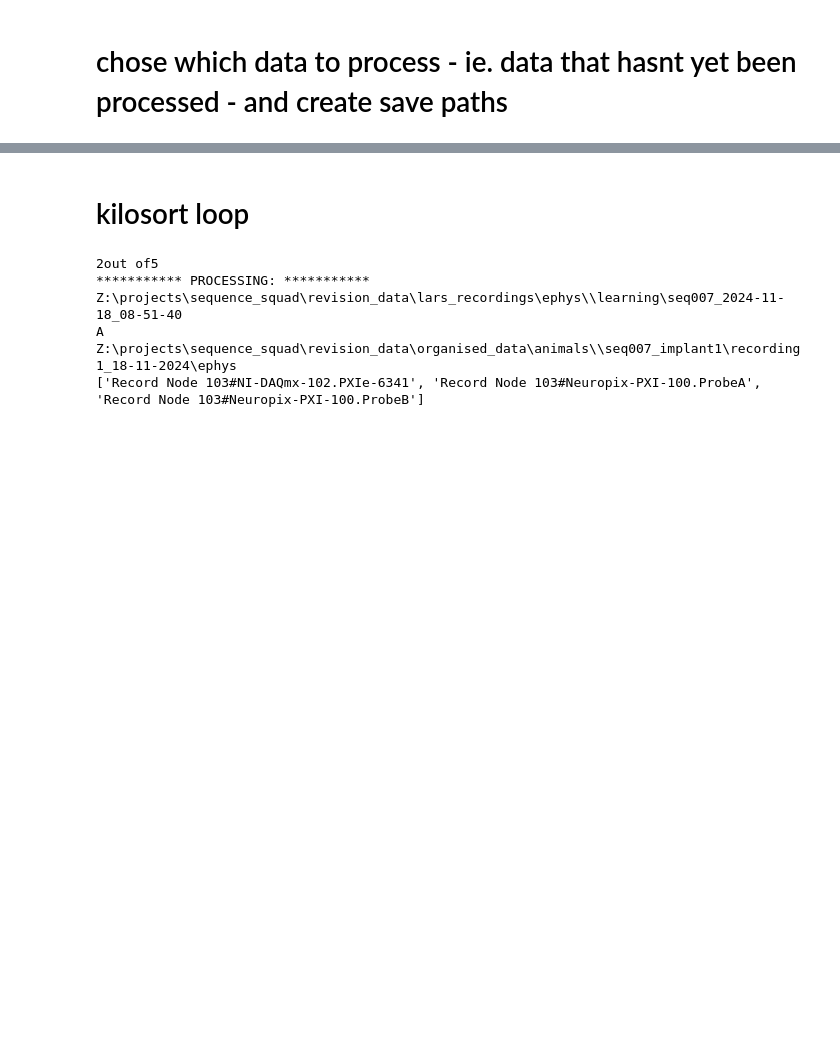
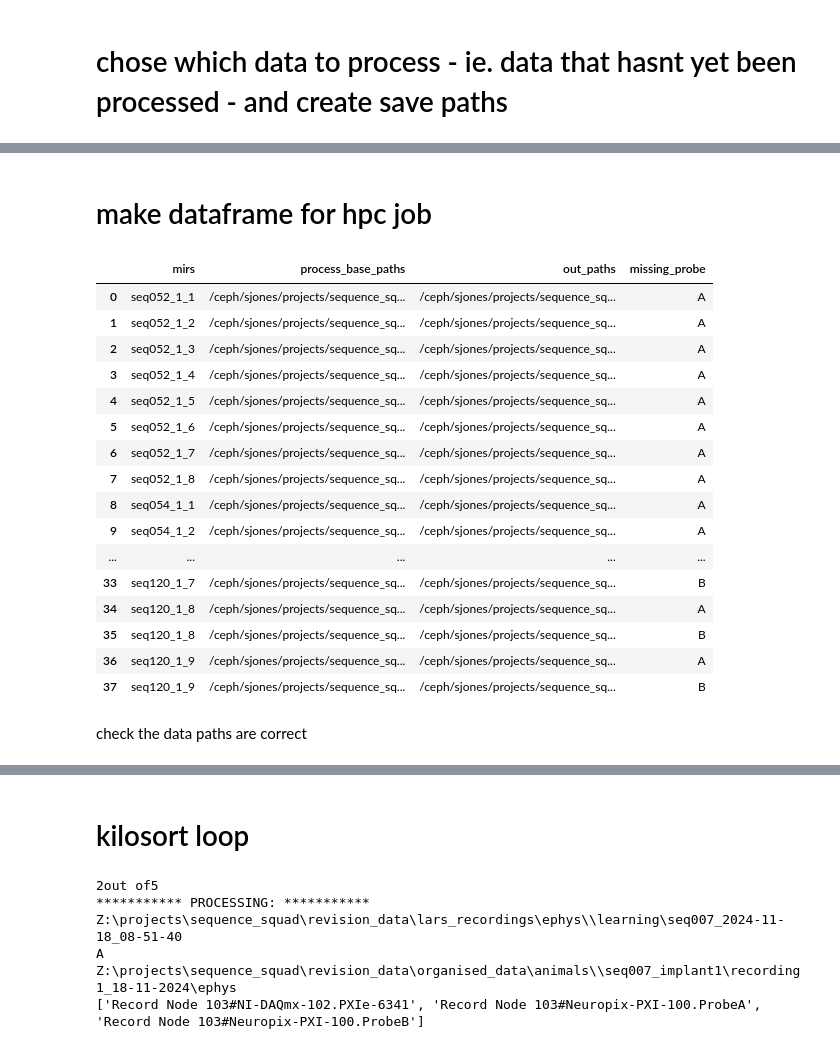
Before and after one commit to SainsburyWellcomeCentre/sequences_neuropixel_preprocess, a Jupyter notebook: 1_preprocess_raw_ephys.ipynb, the cells around one changed output, grey strips where cells are left out. Saved outputs shown, nothing was run; the diff lists cells and outputs as text; code cells hidden in the pictures; blank space fills up the shorter version.

```diff
--- a/1_preprocess_raw_ephys.ipynb
+++ b/1_preprocess_raw_ephys.ipynb
@@ -180,15 +183,16 @@ process_base_paths  = []
 out_paths = []
 missing_probe = []
 for index,path in enumerate(all_recording_paths):
-    if not os.path.isfile(path+ r'\probeA\unit_info.txt'):
-        # if no kilosort folder then add base path to process list
-        process_base_paths += [base_recording_paths[index]]
-        out_paths += [path]
-        missing_probe += ['A']
-
-    if not 'ap5' in path:
-        if not os.path.isfile(path+ r'\probeB\unit_info.txt'):
+    if not 'ignore' in path:
+        if not os.path.isfile(path+ r'\probeA\unit_info.txt'):
             # if no kilosort folder then add base path to process list
             process_base_paths += [base_recording_paths[index]]
             out_paths += [path]
-            missing_probe += ['B']
+            missing_probe += ['A']
+
+        if 'seq120' in path or 'seq061' in path:
+            if not os.path.isfile(path+ r'\probeB\unit_info.txt'):
+                # if no kilosort folder then add base path to process list
+                process_base_paths += [base_recording_paths[index]]
+                out_paths += [path]
+                missing_probe += ['B']
@@ -202,0 +251,56 @@ process_base_paths
+# %% [markdown]
+# make dataframe for hpc job
+# %%
+import pandas as pd
+import re
+
+def win_to_linux(paths, linux_root="/ceph/sjones", drive_letter="Z"):
+    out = []
+    for p in paths:
+        # Replace the drive prefix (e.g. Z:\) with linux_root/
+        p = re.sub(rf'^[{drive_letter}{drive_letter.lower()}]:[\\/]', linux_root + '/', p)
+        # Flip all remaining backslashes to forward slashes
+        p = p.replace('\\', '/')
+        out.append(p)
+    return out
+
+
+
+
+mirs = []
+for path in out_paths:
+    recording_num = path.split('recording')[-1].split('_')[0]
+    implant_num = path.split('recording')[0].split('implant')[1].split('\\')[0]
+    mouse_id = path.split('animals')[1].split('_')[0].split('\\')[-1]
+    mir = '_'.join([mouse_id, implant_num, recording_num])
+    mirs += [mir]
+
+info_df = pd.DataFrame({
+    'mirs': mirs,
+    'process_base_paths': win_to_linux(process_base_paths),
+    'out_paths': win_to_linux(out_paths),
+    'missing_probe': win_to_linux(missing_probe)})
+
+info_df.to_csv(r'Z:\projects\sequence_squad\revision_data\emmett_revisions\oscillations\hpc_info_df.csv', index=False)
+
+info_df
+# %% [output]
+|  | mirs | process_base_paths | out_paths | missing_probe |
+| 0 | seq052_1_1 | /ceph/sjones/projects/sequence_sq... | /ceph/sjones/projects/sequence_sq... | A |
+| 1 | seq052_1_2 | /ceph/sjones/projects/sequence_sq... | /ceph/sjones/projects/sequence_sq... | A |
+| 2 | seq052_1_3 | /ceph/sjones/projects/sequence_sq... | /ceph/sjones/projects/sequence_sq... | A |
+| 3 | seq052_1_4 | /ceph/sjones/projects/sequence_sq... | /ceph/sjones/projects/sequence_sq... | A |
+| 4 | seq052_1_5 | /ceph/sjones/projects/sequence_sq... | /ceph/sjones/projects/sequence_sq... | A |
+| 5 | seq052_1_6 | /ceph/sjones/projects/sequence_sq... | /ceph/sjones/projects/sequence_sq... | A |
+| 6 | seq052_1_7 | /ceph/sjones/projects/sequence_sq... | /ceph/sjones/projects/sequence_sq... | A |
+| 7 | seq052_1_8 | /ceph/sjones/projects/sequence_sq... | /ceph/sjones/projects/sequence_sq... | A |
+| 8 | seq054_1_1 | /ceph/sjones/projects/sequence_sq... | /ceph/sjones/projects/sequence_sq... | A |
+| 9 | seq054_1_2 | /ceph/sjones/projects/sequence_sq... | /ceph/sjones/projects/sequence_sq... | A |
+| ... | ... | ... | ... | ... |
+| 33 | seq120_1_7 | /ceph/sjones/projects/sequence_sq... | /ceph/sjones/projects/sequence_sq... | B |
+| 34 | seq120_1_8 | /ceph/sjones/projects/sequence_sq... | /ceph/sjones/projects/sequence_sq... | A |
+| 35 | seq120_1_8 | /ceph/sjones/projects/sequence_sq... | /ceph/sjones/projects/sequence_sq... | B |
+| 36 | seq120_1_9 | /ceph/sjones/projects/sequence_sq... | /ceph/sjones/projects/sequence_sq... | A |
+| 37 | seq120_1_9 | /ceph/sjones/projects/sequence_sq... | /ceph/sjones/projects/sequence_sq... | B |
+# %% [markdown]
+check the data paths are correct
```
Also changed, not shown: parts of 13 cells of this notebook, 4 other files.
